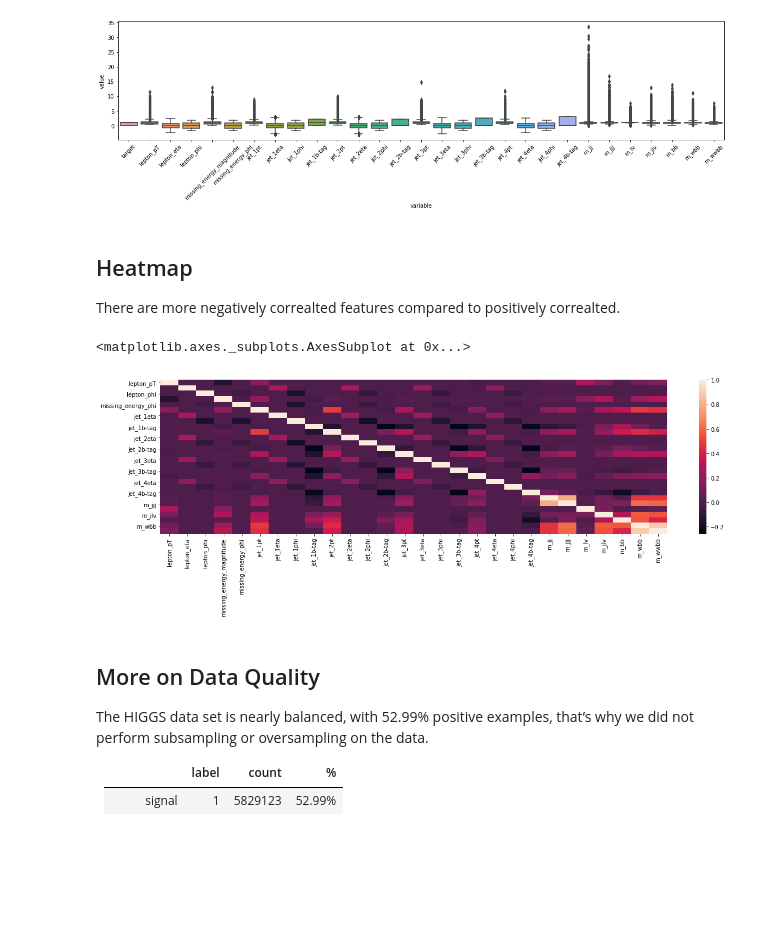
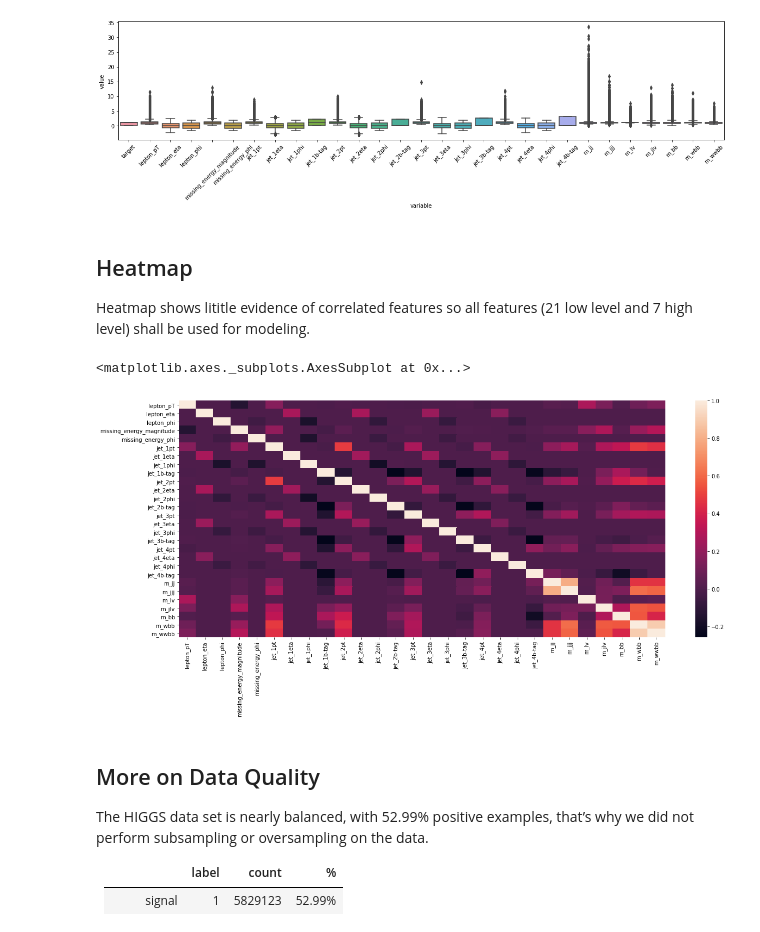
Before and after one commit to sachinac/MSDS7333, a Jupyter notebook: case_study06/msds_qtw_case_study06.ipynb, the cells around one changed output. Drawn from its saved outputs; the diff is of its cells as text; code cells hidden in the pictures; blank space fills up the shorter version.

```diff
--- a/case_study06/msds_qtw_case_study06.ipynb
+++ b/case_study06/msds_qtw_case_study06.ipynb
@@ -136,13 +195,13 @@ x
 # %% [markdown]
 ## Heatmap
 
-There are more negatively correalted features compared to positively correalted.
+Heatmap shows lititle evidence of correlated features so all features (21 low level and 7 high level) shall be used for modeling.
 # %%
-plt.figure(figsize=(20,5))
+plt.figure(figsize=(20,8))
 sns.heatmap(higgs_ds.iloc[:,1:].corr())
 # %% [output]
 <matplotlib.axes._subplots.AxesSubplot at 0x...>
-[figure, old version]
+[figure, new version]
 # %% [markdown]
 ## More on Data Quality
 
```
Also changed, not shown: parts of 69 cells of this notebook, 23 other files.
